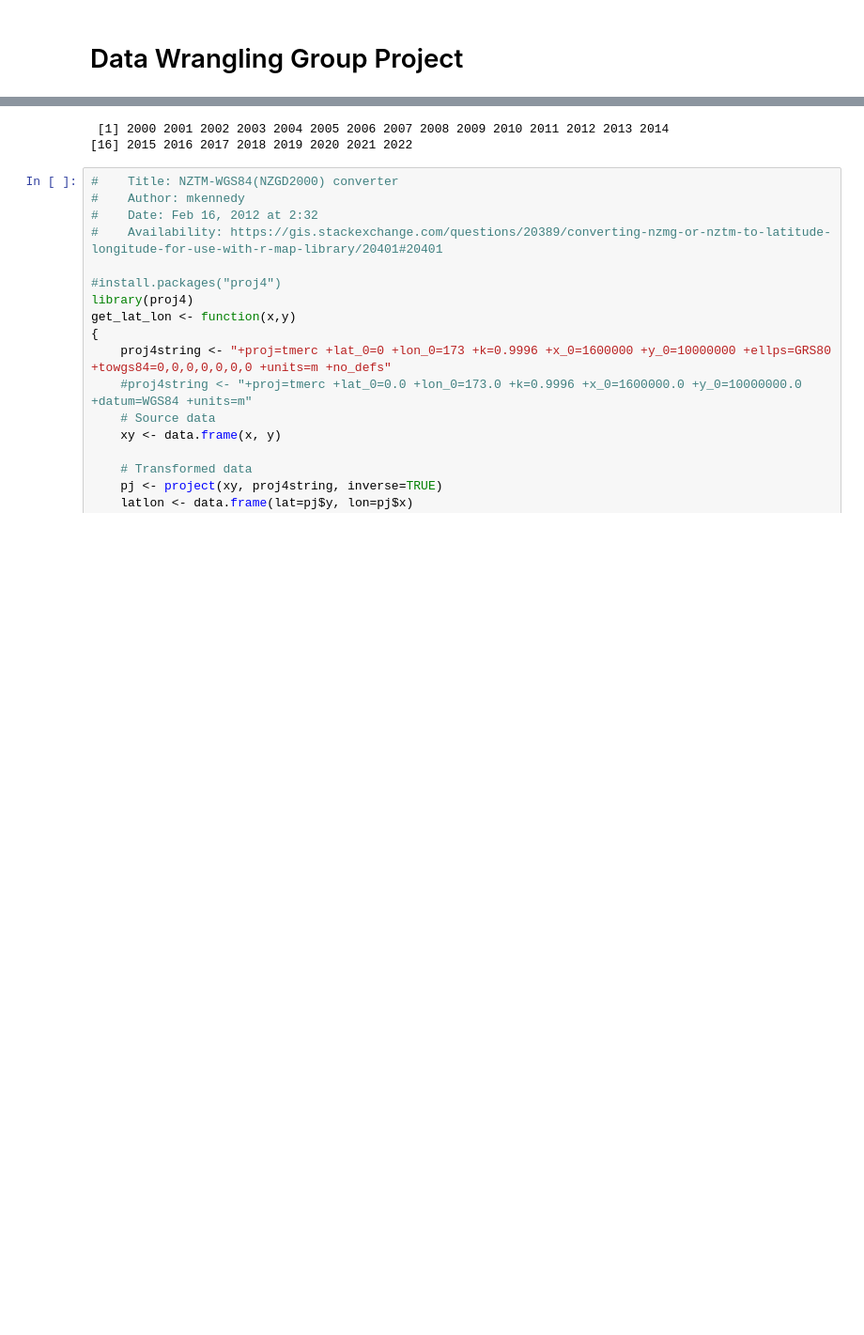
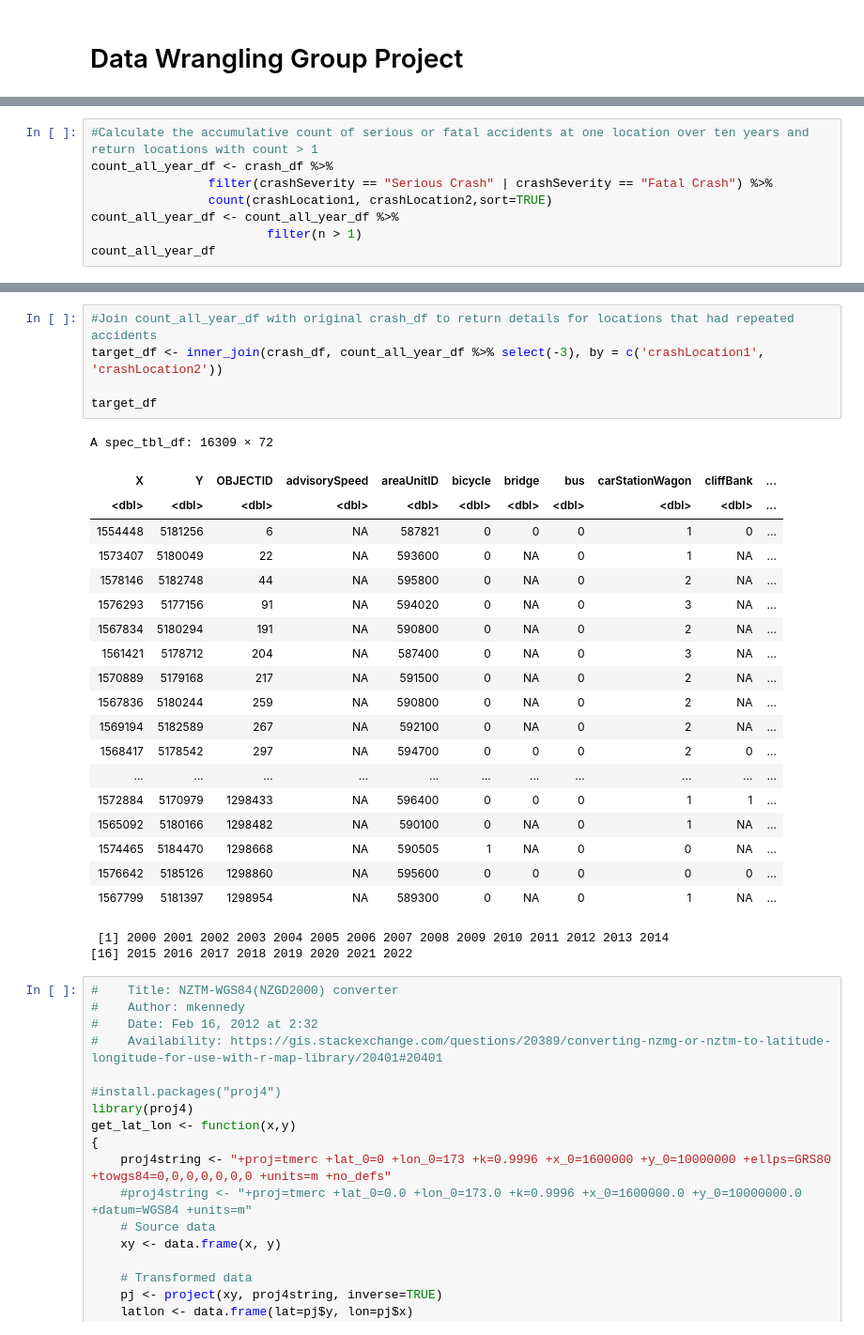
Before and after one commit to zelta1990/DATA422-Group-Project, a Jupyter notebook: group_project.ipynb, the cells around one changed output, grey strips where cells are left out. Shown at 94% size. Saved outputs shown, nothing was run; the diff lists cells and outputs as text; blank space fills up the shorter version.

```diff
--- a/group_project.ipynb
+++ b/group_project.ipynb
@@ -98,0 +92,8 @@ A spec_tbl_df: 4 × 4
+# %%
+#Calculate the accumulative count of serious or fatal accidents at one location over ten years and return locations with count > 1
+count_all_year_df <- crash_df %>%
+                filter(crashSeverity == "Serious Crash" | crashSeverity == "Fatal Crash") %>%
+                count(crashLocation1, crashLocation2,sort=TRUE)
+count_all_year_df <- count_all_year_df %>%
+                        filter(n > 1)
+count_all_year_df
@@ -99,3 +120,28 @@ A spec_tbl_df: 4 × 4
+# %%
+#Join count_all_year_df with original crash_df to return details for locations that had repeated accidents
+target_df <- inner_join(crash_df, count_all_year_df %>% select(-3), by = c('crashLocation1', 'crashLocation2'))
+
+target_df
+# %% [output]
+A spec_tbl_df: 16309 × 72
+| X | Y | OBJECTID | advisorySpeed | areaUnitID | bicycle | bridge | bus | carStationWagon | cliffBank | ... |
+| <dbl> | <dbl> | <dbl> | <dbl> | <dbl> | <dbl> | <dbl> | <dbl> | <dbl> | <dbl> | ... |
+| 1554448 | 5181256 | 6 | NA | 587821 | 0 | 0 | 0 | 1 | 0 | ... |
+| 1573407 | 5180049 | 22 | NA | 593600 | 0 | NA | 0 | 1 | NA | ... |
+| 1578146 | 5182748 | 44 | NA | 595800 | 0 | NA | 0 | 2 | NA | ... |
+| 1576293 | 5177156 | 91 | NA | 594020 | 0 | NA | 0 | 3 | NA | ... |
+| 1567834 | 5180294 | 191 | NA | 590800 | 0 | NA | 0 | 2 | NA | ... |
+| 1561421 | 5178712 | 204 | NA | 587400 | 0 | NA | 0 | 3 | NA | ... |
+| 1570889 | 5179168 | 217 | NA | 591500 | 0 | NA | 0 | 2 | NA | ... |
+| 1567836 | 5180244 | 259 | NA | 590800 | 0 | NA | 0 | 2 | NA | ... |
+| 1569194 | 5182589 | 267 | NA | 592100 | 0 | NA | 0 | 2 | NA | ... |
+| 1568417 | 5178542 | 297 | NA | 594700 | 0 | 0 | 0 | 2 | 0 | ... |
+| ... | ... | ... | ... | ... | ... | ... | ... | ... | ... | ... |
+| 1572884 | 5170979 | 1298433 | NA | 596400 | 0 | 0 | 0 | 1 | 1 | ... |
+| 1565092 | 5180166 | 1298482 | NA | 590100 | 0 | NA | 0 | 1 | NA | ... |
+| 1574465 | 5184470 | 1298668 | NA | 590505 | 1 | NA | 0 | 0 | NA | ... |
+| 1576642 | 5185126 | 1298860 | NA | 595600 | 0 | 0 | 0 | 0 | 0 | ... |
+| 1567799 | 5181397 | 1298954 | NA | 589300 | 0 | NA | 0 | 1 | NA | ... |
 # %%
 # %% [output]
  [1] 2000 2001 2002 2003 2004 2005 2006 2007 2008 2009 2010 2011 2012 2013 2014
```
Also changed, not shown: parts of 4 cells of this notebook.
